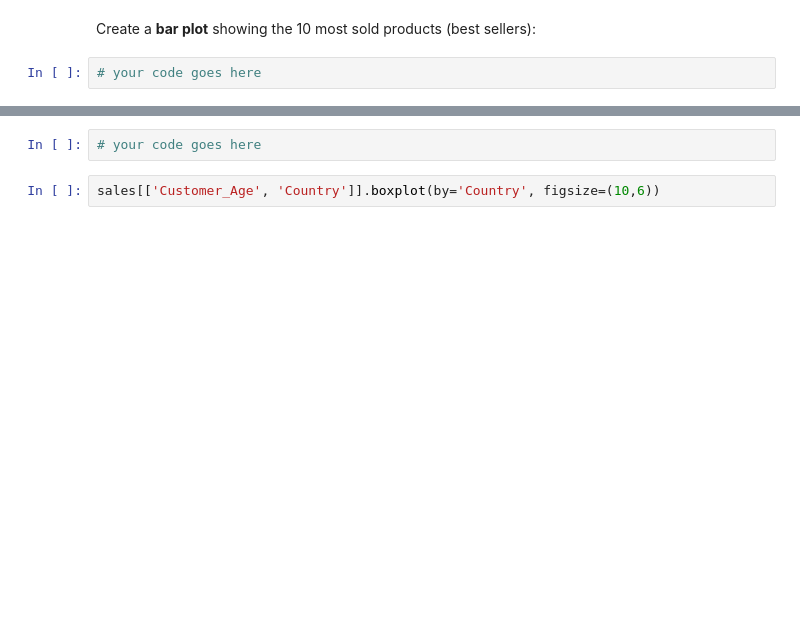
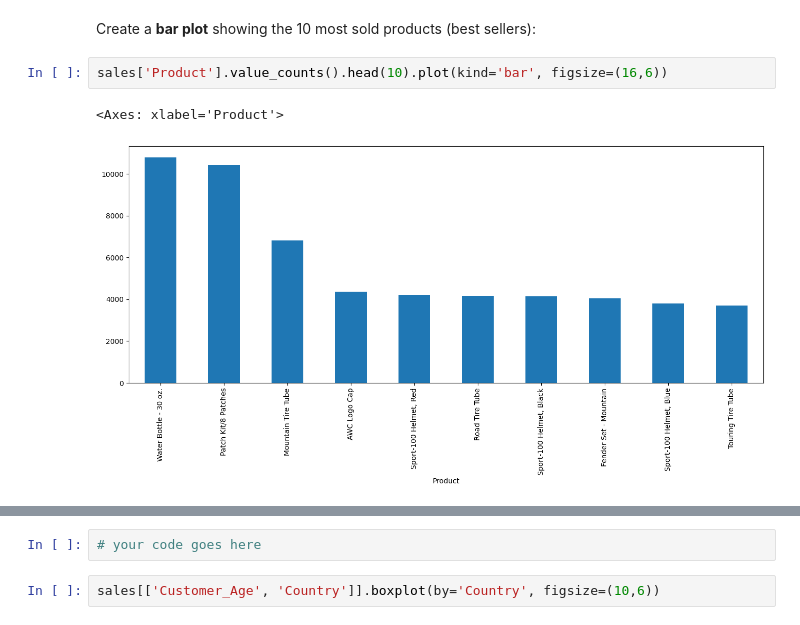
Before and after one commit to CassandraLuna/FreeCodeCamp-Pandas-Real-Life-Example, a Jupyter notebook: Exercises_1.ipynb, the cells around one changed output, grey strips where cells are left out. Drawn from its saved outputs; the diff is of its cells as text; blank space fills up the shorter version.

```diff
--- a/Exercises_1.ipynb
+++ b/Exercises_1.ipynb
@@ -147,6 +273,9 @@ sales['Product'].unique()
 # %% [markdown]
 Create a **bar plot** showing the 10 most sold products (best sellers):
-# %%
-# your code goes here
+# %%
+sales['Product'].value_counts().head(10).plot(kind='bar', figsize=(16,6))
+# %% [output]
+<Axes: xlabel='Product'>
+[figure, added]
 # %%
 sales['Product'].value_counts().head(10).plot(kind='bar', figsize=(14,6))
```
Also changed, not shown: parts of 32 cells of this notebook.
